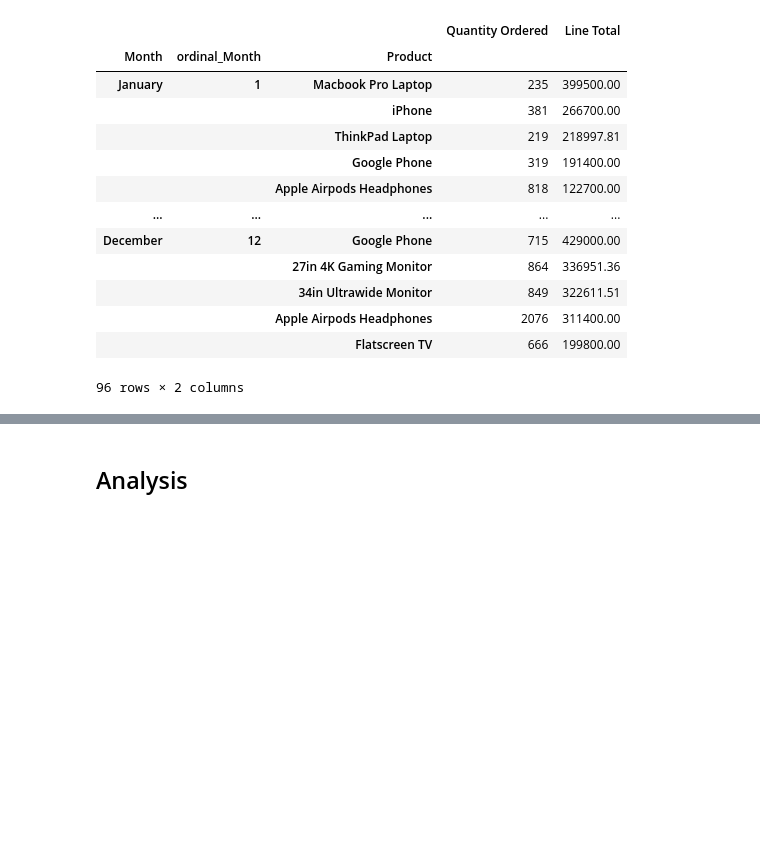
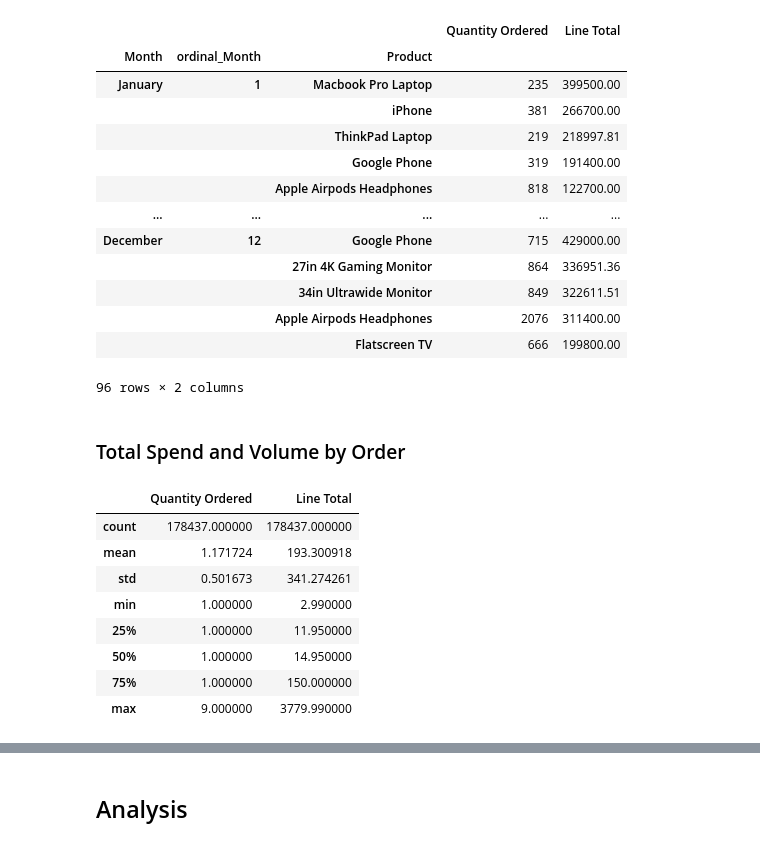
Before and after one commit to julrichkieffer/portfolio-data-science, a Jupyter notebook: 01 2019-sales/analysis.ipynb, the cells around one changed output, grey strips where cells are left out. Cells and saved outputs as stored; diff of their text form; code cells hidden in the pictures; blank space fills up the shorter version.

Commit message:
WIP: Orders with Top Products vs the rest

```diff
--- a/01 2019-sales/analysis.ipynb
+++ b/01 2019-sales/analysis.ipynb
@@ -380,6 +380,7 @@ df.drop([
     'Quarter',
     'At_Month_Change',
     'ordinal_Day',
+    'Day',
     'Week_Of_Month',
     'ordinal_Product',
     'ordinal_City',
@@ -524,3 +524,22 @@ top_products_total_spend_and_volume_by_month
 |  |  | Apple Airpods Headphones | 2076 | 311400.00 |
 |  |  | Flatscreen TV | 666 | 199800.00 |
 96 rows × 2 columns
+# %% [markdown]
+### Total Spend and Volume by Order
+# %%
+total_spend_and_volume_by_order = df \
+    .groupby('Order ID') \
+    .agg({'Quantity Ordered': 'sum', 'Line Total': 'sum'}) \
+    .sort_values(by='Line Total', ascending=False)
+
+total_spend_and_volume_by_order.describe()
+# %% [output]
+|  | Quantity Ordered | Line Total |
+| count | 178437.000000 | 178437.000000 |
+| mean | 1.171724 | 193.300918 |
+| std | 0.501673 | 341.274261 |
+| min | 1.000000 | 2.990000 |
+| 25% | 1.000000 | 11.950000 |
+| 50% | 1.000000 | 14.950000 |
+| 75% | 1.000000 | 150.000000 |
+| max | 9.000000 | 3779.990000 |
```
Also changed, not shown: parts of 3 cells of this notebook.
